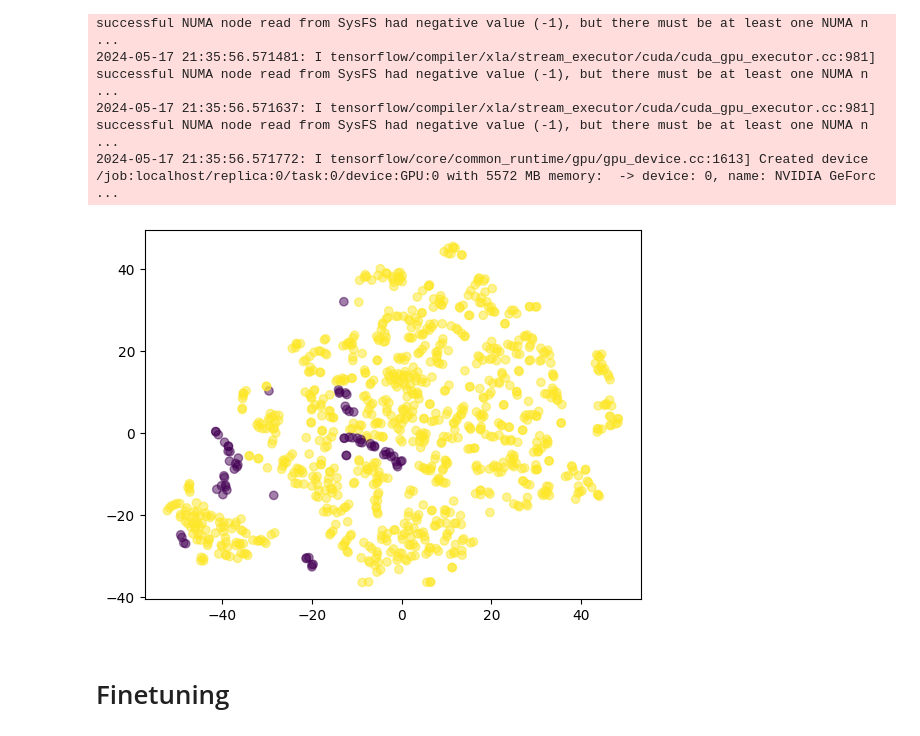
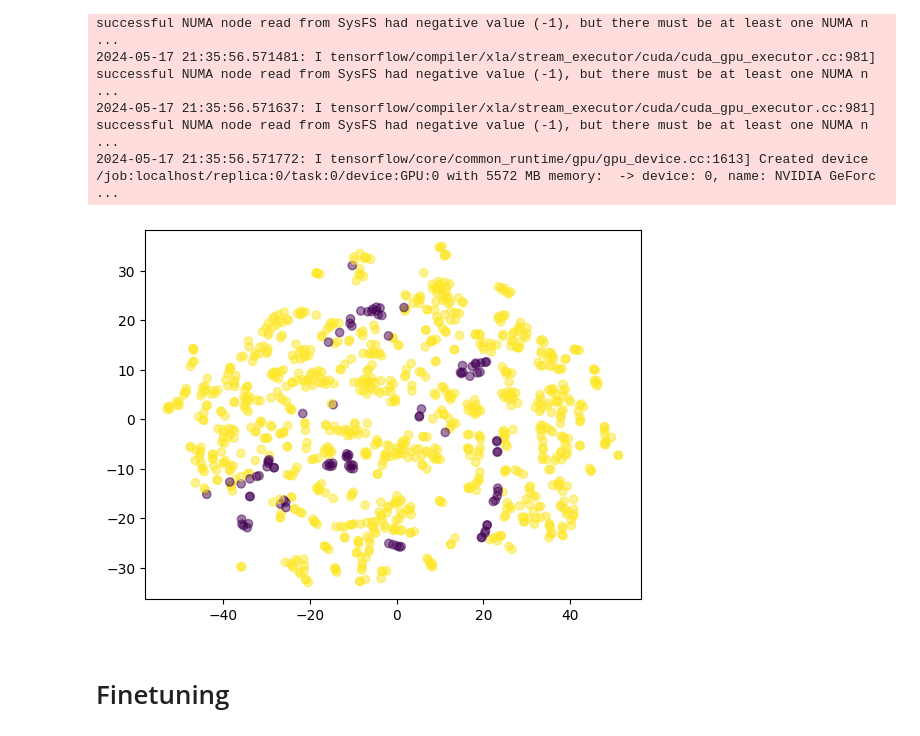
Before and after one commit to raaifhadadi/FYP, a Jupyter notebook: PTB_XL_SimCLR.ipynb, the cells around one changed output. Saved outputs shown, nothing was run; the diff lists cells and outputs as text; code cells hidden in the pictures.

Commit message:
Train ResNet model on PTB-XL with SimCLR

```diff
--- a/PTB_XL_SimCLR.ipynb
+++ b/PTB_XL_SimCLR.ipynb
@@ -244,23 +310,23 @@ To enable them in other operations, rebuild TensorFlow with the appropriate comp
 # %%
 # tsne
 from sklearn.manifold import TSNE
 import matplotlib.pyplot as plt
 
 def plot_tsne(model, signals, labels):
     representations = model(signals)
     tsne = TSNE(n_components=2, perplexity=30, n_iter=1000)
     tsne_transformed = tsne.fit_transform(representations)
     plt.scatter(tsne_transformed[:, 0], tsne_transformed[:, 1], c=labels, cmap='viridis', alpha=0.5)
     plt.show()
 
 
-labels_Norm = [0 if "STTC" in x else 1 for x in Z_HB_text[:1000]]
+labels_Norm = [0 if "CD" in x else 1 for x in Y_train_text[:1000]]
 # labels_Norm = [0 if len(x)==0 else 1 for x in Z_HB_text[:1000]]
 
 
-plot_tsne(model, X_HB[:1000], labels=labels_Norm)
+plot_tsne(model, X_train[:1000], labels=labels_Norm)
 # %% [output]
-[figure, old version]
+[figure, new version]
 # %% [markdown]
 # Finetuning
 # %%
```
Also changed, not shown: parts of 15 cells of this notebook, 1 other file.
